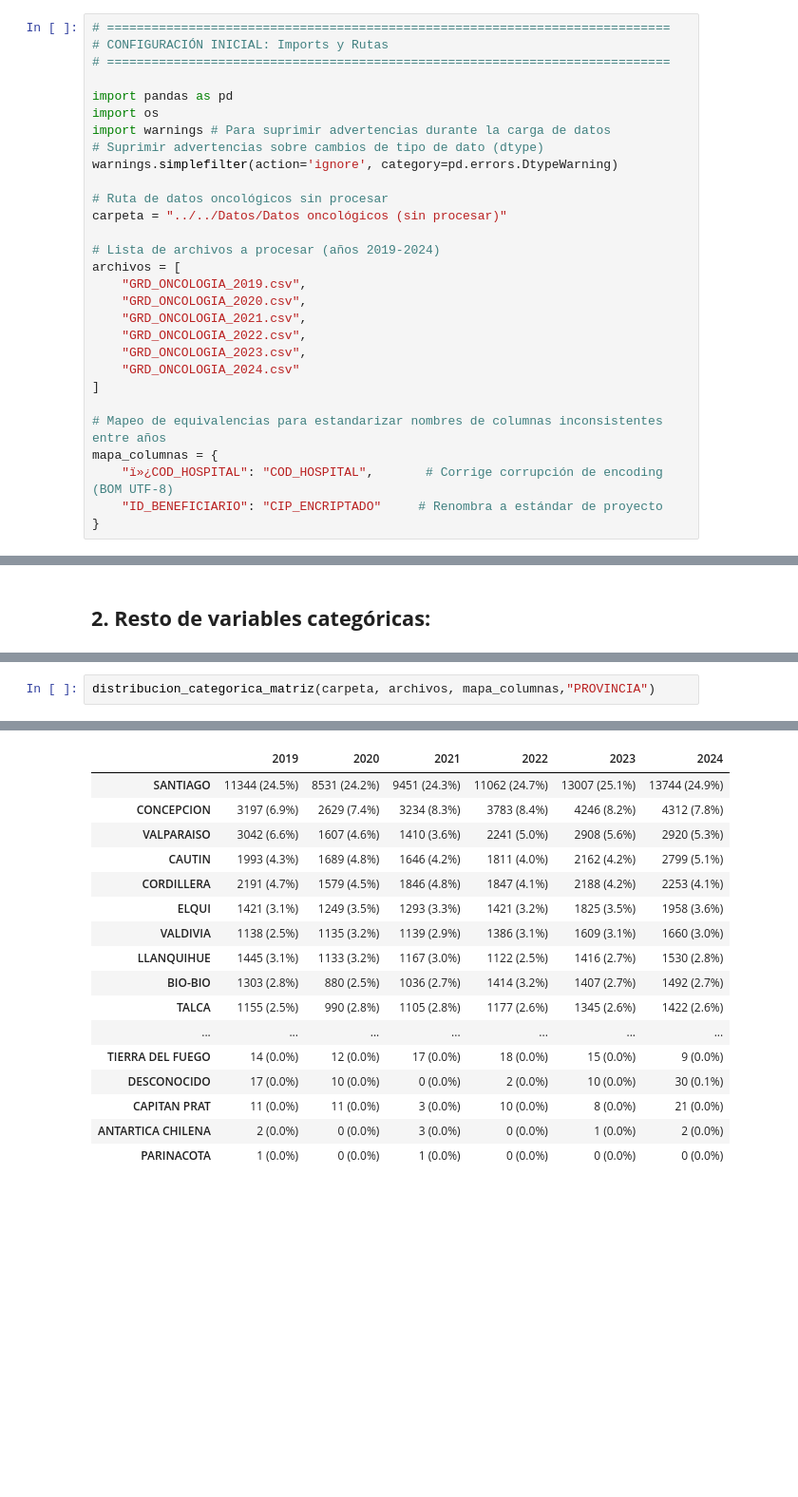
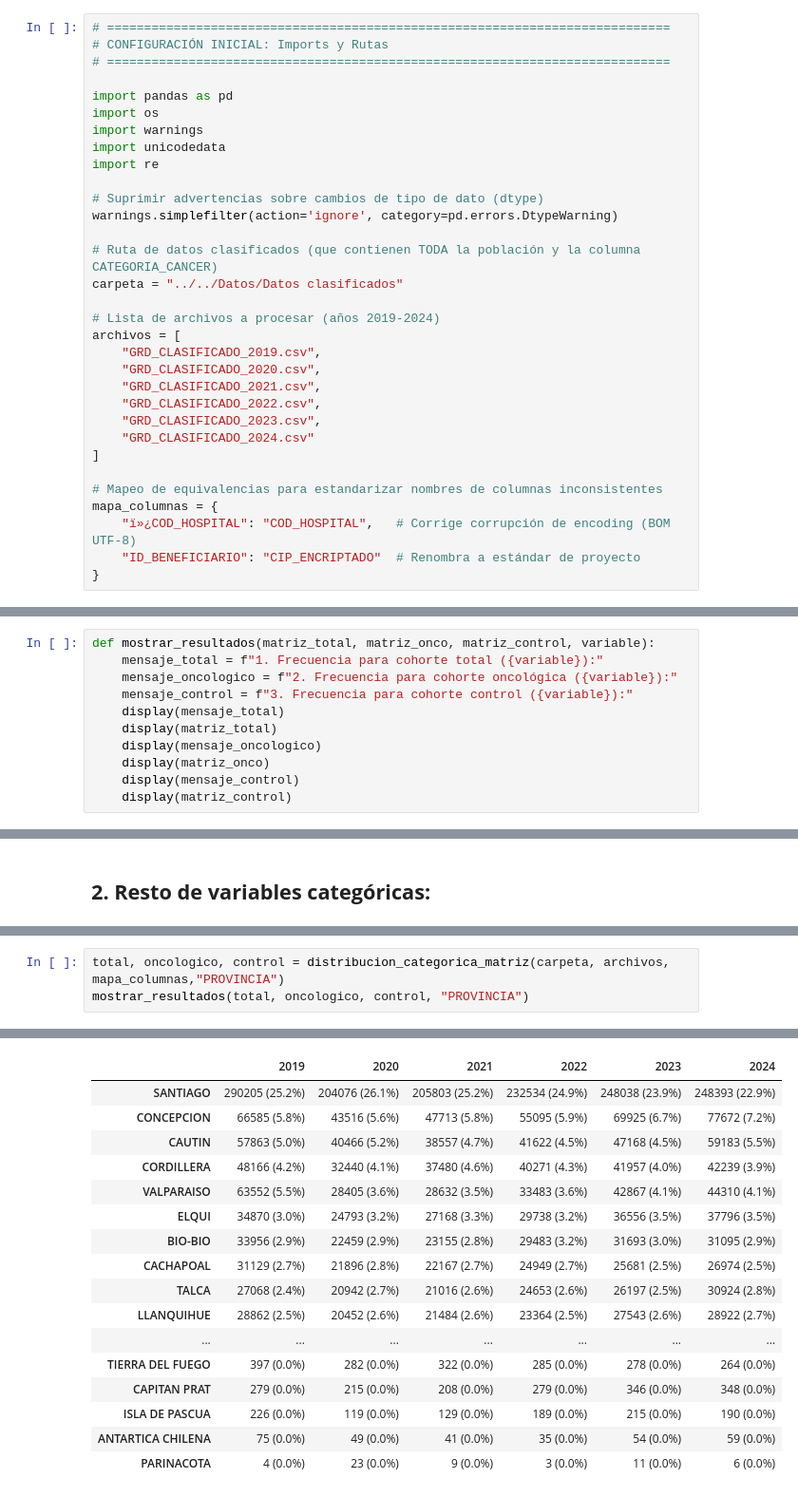
Before and after one commit to BrancoGarciaS/Branco-Garcia-Tesis-, a Jupyter notebook: Notebooks/Etapa 1 y 2 - Comprensión y preparación de los datos/04_analisis_categoricas.ipynb, the cells around one changed output, grey strips where cells are left out. Shown at 95% size. Cells and saved outputs as stored; diff of their text form; blank space fills up the shorter version.

```diff
--- a/Notebooks/Etapa 1 y 2 - Comprensión y preparación de los datos/04_analisis_categoricas.ipynb
+++ b/Notebooks/Etapa 1 y 2 - Comprensión y preparación de los datos/04_analisis_categoricas.ipynb
@@ -15,27 +15,30 @@ Este notebook tiene el fin de analizar la distribución de frecuencias de todas
 
 import pandas as pd
 import os
-import warnings # Para suprimir advertencias durante la carga de datos
+import warnings
+import unicodedata
+import re
+
 # Suprimir advertencias sobre cambios de tipo de dato (dtype)
 warnings.simplefilter(action='ignore', category=pd.errors.DtypeWarning)
 
-# Ruta de datos oncológicos sin procesar
-carpeta = "../../Datos/Datos oncológicos (sin procesar)"
+# Ruta de datos clasificados (que contienen TODA la población y la columna CATEGORIA_CANCER)
+carpeta = "../../Datos/Datos clasificados"
 
 # Lista de archivos a procesar (años 2019-2024)
 archivos = [
-    "GRD_ONCOLOGIA_2019.csv",
-    "GRD_ONCOLOGIA_2020.csv",
-    "GRD_ONCOLOGIA_2021.csv",
-    "GRD_ONCOLOGIA_2022.csv",
-    "GRD_ONCOLOGIA_2023.csv",
-    "GRD_ONCOLOGIA_2024.csv"
+    "GRD_CLASIFICADO_2019.csv",
+    "GRD_CLASIFICADO_2020.csv",
+    "GRD_CLASIFICADO_2021.csv",
+    "GRD_CLASIFICADO_2022.csv",
+    "GRD_CLASIFICADO_2023.csv",
+    "GRD_CLASIFICADO_2024.csv"
 ]
 
-# Mapeo de equivalencias para estandarizar nombres de columnas inconsistentes entre años
+# Mapeo de equivalencias para estandarizar nombres de columnas inconsistentes
 mapa_columnas = {
-    "ï»¿COD_HOSPITAL": "COD_HOSPITAL",       # Corrige corrupción de encoding (BOM UTF-8)
-    "ID_BENEFICIARIO": "CIP_ENCRIPTADO"     # Renombra a estándar de proyecto
+    "ï»¿COD_HOSPITAL": "COD_HOSPITAL",   # Corrige corrupción de encoding (BOM UTF-8)
+    "ID_BENEFICIARIO": "CIP_ENCRIPTADO"  # Renombra a estándar de proyecto
 }
 # %%
 # ============================================================================
@@ -259,3 +224,14 @@ def distribucion_categorica_matriz(carpeta, archivos, mapa_columnas, columna):
+# %%
+def mostrar_resultados(matriz_total, matriz_onco, matriz_control, variable):
+    mensaje_total = f"1. Frecuencia para cohorte total ({variable}):"
+    mensaje_oncologico = f"2. Frecuencia para cohorte oncológica ({variable}):"
+    mensaje_control = f"3. Frecuencia para cohorte control ({variable}):"
+    display(mensaje_total)
+    display(matriz_total)
+    display(mensaje_oncologico)
+    display(matriz_onco)
+    display(mensaje_control)
+    display(matriz_control)
 # %% [markdown]
 ## **1. Variables categóricas objetivo:**
 # %% [markdown]
@@ -358,3 +423,4 @@ distribucion_categorica_matriz(carpeta, archivos, mapa_columnas,"ETNIA")
 # %%
-distribucion_categorica_matriz(carpeta, archivos, mapa_columnas,"PROVINCIA")
+total, oncologico, control = distribucion_categorica_matriz(carpeta, archivos, mapa_columnas,"PROVINCIA")
+mostrar_resultados(total, oncologico, control, "PROVINCIA")
 # %% [output]
@@ -364,17 +431,17 @@ distribucion_categorica_matriz(carpeta, archivos, mapa_columnas,"PROVINCIA")
 |  | 2019 | 2020 | 2021 | 2022 | 2023 | 2024 |
-| SANTIAGO | 11344 (24.5%) | 8531 (24.2%) | 9451 (24.3%) | 11062 (24.7%) | 13007 (25.1%) | 13744 (24.9%) |
-| CONCEPCION | 3197 (6.9%) | 2629 (7.4%) | 3234 (8.3%) | 3783 (8.4%) | 4246 (8.2%) | 4312 (7.8%) |
-| VALPARAISO | 3042 (6.6%) | 1607 (4.6%) | 1410 (3.6%) | 2241 (5.0%) | 2908 (5.6%) | 2920 (5.3%) |
-| CAUTIN | 1993 (4.3%) | 1689 (4.8%) | 1646 (4.2%) | 1811 (4.0%) | 2162 (4.2%) | 2799 (5.1%) |
-| CORDILLERA | 2191 (4.7%) | 1579 (4.5%) | 1846 (4.8%) | 1847 (4.1%) | 2188 (4.2%) | 2253 (4.1%) |
-| ELQUI | 1421 (3.1%) | 1249 (3.5%) | 1293 (3.3%) | 1421 (3.2%) | 1825 (3.5%) | 1958 (3.6%) |
-| VALDIVIA | 1138 (2.5%) | 1135 (3.2%) | 1139 (2.9%) | 1386 (3.1%) | 1609 (3.1%) | 1660 (3.0%) |
-| LLANQUIHUE | 1445 (3.1%) | 1133 (3.2%) | 1167 (3.0%) | 1122 (2.5%) | 1416 (2.7%) | 1530 (2.8%) |
-| BIO-BIO | 1303 (2.8%) | 880 (2.5%) | 1036 (2.7%) | 1414 (3.2%) | 1407 (2.7%) | 1492 (2.7%) |
-| TALCA | 1155 (2.5%) | 990 (2.8%) | 1105 (2.8%) | 1177 (2.6%) | 1345 (2.6%) | 1422 (2.6%) |
+| SANTIAGO | 290205 (25.2%) | 204076 (26.1%) | 205803 (25.2%) | 232534 (24.9%) | 248038 (23.9%) | 248393 (22.9%) |
+| CONCEPCION | 66585 (5.8%) | 43516 (5.6%) | 47713 (5.8%) | 55095 (5.9%) | 69925 (6.7%) | 77672 (7.2%) |
+| CAUTIN | 57863 (5.0%) | 40466 (5.2%) | 38557 (4.7%) | 41622 (4.5%) | 47168 (4.5%) | 59183 (5.5%) |
+| CORDILLERA | 48166 (4.2%) | 32440 (4.1%) | 37480 (4.6%) | 40271 (4.3%) | 41957 (4.0%) | 42239 (3.9%) |
+| VALPARAISO | 63552 (5.5%) | 28405 (3.6%) | 28632 (3.5%) | 33483 (3.6%) | 42867 (4.1%) | 44310 (4.1%) |
+| ELQUI | 34870 (3.0%) | 24793 (3.2%) | 27168 (3.3%) | 29738 (3.2%) | 36556 (3.5%) | 37796 (3.5%) |
+| BIO-BIO | 33956 (2.9%) | 22459 (2.9%) | 23155 (2.8%) | 29483 (3.2%) | 31693 (3.0%) | 31095 (2.9%) |
+| CACHAPOAL | 31129 (2.7%) | 21896 (2.8%) | 22167 (2.7%) | 24949 (2.7%) | 25681 (2.5%) | 26974 (2.5%) |
+| TALCA | 27068 (2.4%) | 20942 (2.7%) | 21016 (2.6%) | 24653 (2.6%) | 26197 (2.5%) | 30924 (2.8%) |
+| LLANQUIHUE | 28862 (2.5%) | 20452 (2.6%) | 21484 (2.6%) | 23364 (2.5%) | 27543 (2.6%) | 28922 (2.7%) |
 | ... | ... | ... | ... | ... | ... | ... |
-| TIERRA DEL FUEGO | 14 (0.0%) | 12 (0.0%) | 17 (0.0%) | 18 (0.0%) | 15 (0.0%) | 9 (0.0%) |
-| DESCONOCIDO | 17 (0.0%) | 10 (0.0%) | 0 (0.0%) | 2 (0.0%) | 10 (0.0%) | 30 (0.1%) |
-| CAPITAN PRAT | 11 (0.0%) | 11 (0.0%) | 3 (0.0%) | 10 (0.0%) | 8 (0.0%) | 21 (0.0%) |
-| ANTARTICA CHILENA | 2 (0.0%) | 0 (0.0%) | 3 (0.0%) | 0 (0.0%) | 1 (0.0%) | 2 (0.0%) |
-| PARINACOTA | 1 (0.0%) | 0 (0.0%) | 1 (0.0%) | 0 (0.0%) | 0 (0.0%) | 0 (0.0%) |
+| TIERRA DEL FUEGO | 397 (0.0%) | 282 (0.0%) | 322 (0.0%) | 285 (0.0%) | 278 (0.0%) | 264 (0.0%) |
+| CAPITAN PRAT | 279 (0.0%) | 215 (0.0%) | 208 (0.0%) | 279 (0.0%) | 346 (0.0%) | 348 (0.0%) |
+| ISLA DE PASCUA | 226 (0.0%) | 119 (0.0%) | 129 (0.0%) | 189 (0.0%) | 215 (0.0%) | 190 (0.0%) |
+| ANTARTICA CHILENA | 75 (0.0%) | 49 (0.0%) | 41 (0.0%) | 35 (0.0%) | 54 (0.0%) | 59 (0.0%) |
+| PARINACOTA | 4 (0.0%) | 23 (0.0%) | 9 (0.0%) | 3 (0.0%) | 11 (0.0%) | 6 (0.0%) |
```
Also changed, not shown: parts of 56 cells of this notebook, 15 other files.
